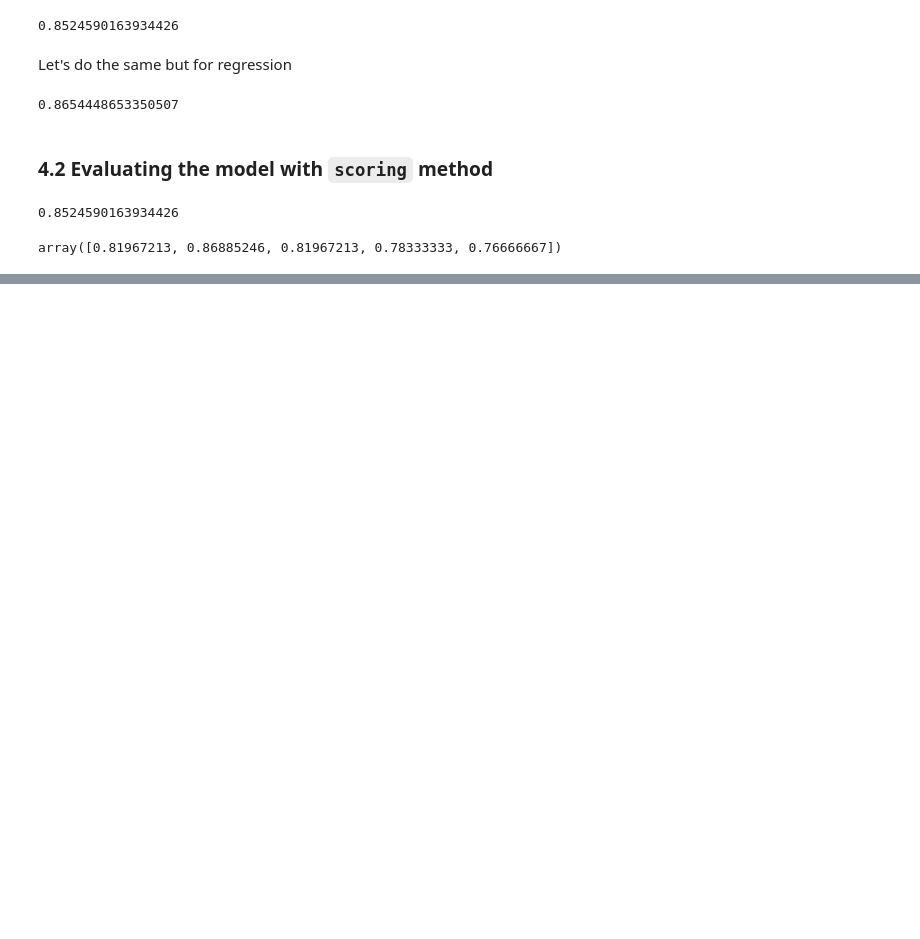
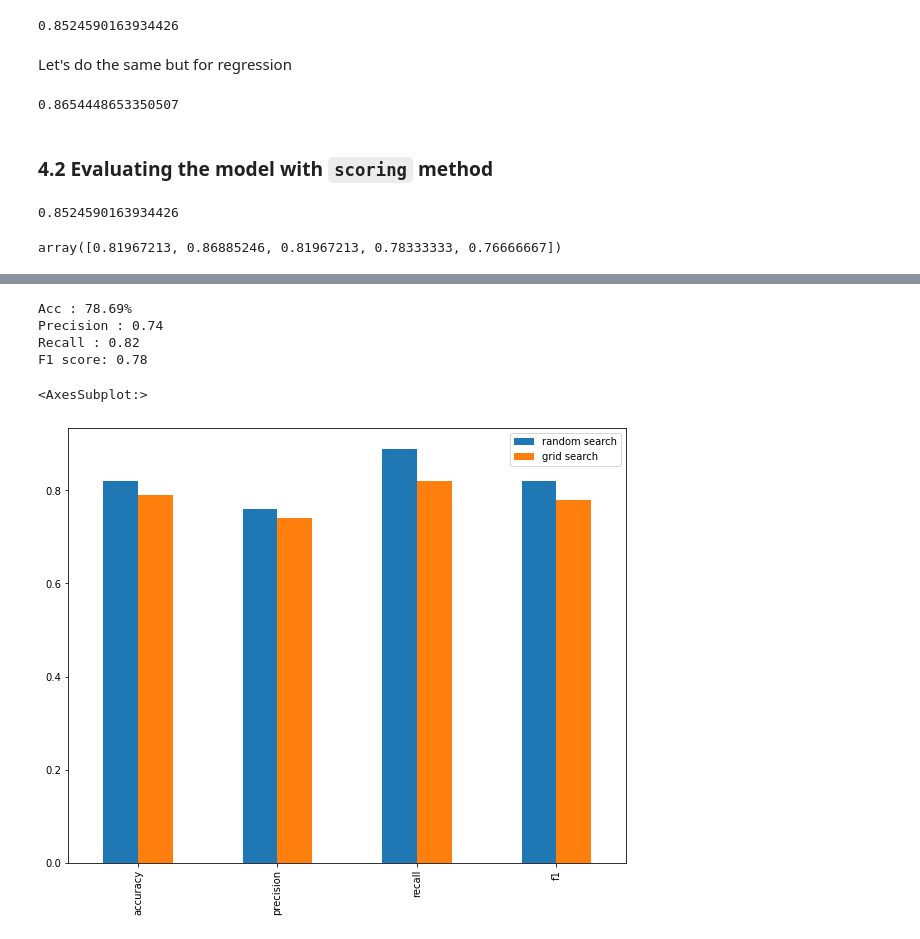
Before and after one commit to JohnCowNut/Learn-MachineLearning-Basic, a Jupyter notebook: 1 Scikit-Learn ML Course.ipynb, the cells around one changed output, grey strips where cells are left out. Drawn from its saved outputs; the diff is of its cells as text; code cells hidden in the pictures; blank space fills up the shorter version.

```diff
--- a/1 Scikit-Learn ML Course.ipynb
+++ b/1 Scikit-Learn ML Course.ipynb
@@ -1009,0 +1426,5 @@ def plot_conf_mat(conf_mat):
+# %%
+rs_clf_preds = rs_clf.predict(X_test)
+## Evaluate the prediction
+
+rs_metrics = evalutate_preds(y_test,rs_clf_preds)
@@ -1009,0 +1457,27 @@ def plot_conf_mat(conf_mat):
+# %%
+from sklearn.model_selection import GridSearchCV
+np.random.seed(42)
+
+# Split X & y
+
+X = heart_disease_shuffled.drop('target',axis = 1)
+y = heart_disease_shuffled['target']
+
+# Split into train and test sets
+
+X_train, X_test,y_train,y_test = train_test_split(X,y,test_size = 0.2)
+
+# Instantiate RandomForestClassifier
+
+clf = RandomForestClassifier(n_jobs = 1)
+
+# Set up Randomized Search CV
+
+gs_clf = GridSearchCV(estimator= clf,
+                           param_grid= grid_2,
+                           cv  = 5,
+                           verbose = 2)
+
+# Fit the Randomized Search CV version of clf
+
+gs_clf.fit(X_train,y_train);
@@ -1009,0 +1509,20 @@ def plot_conf_mat(conf_mat):
+# %%
+gs_y_preds = gs_clf.predict(X_test)
+
+# evaluate the predictions
+gs_metrics = evalutate_preds(y_test,gs_y_preds)
+# %% [output]
+Acc : 78.69%
+Precision : 0.74
+Recall : 0.82
+F1 score: 0.78
+# %%
+compare_metrics = pd.DataFrame({
+
+    "random search":rs_metrics,
+    "grid search" : gs_metrics
+})
+compare_metrics.plot.bar(figsize=(10,8))
+# %% [output]
+<AxesSubplot:>
+[figure, added]
```
Also changed, not shown: parts of 86 cells of this notebook, 3 other files.
